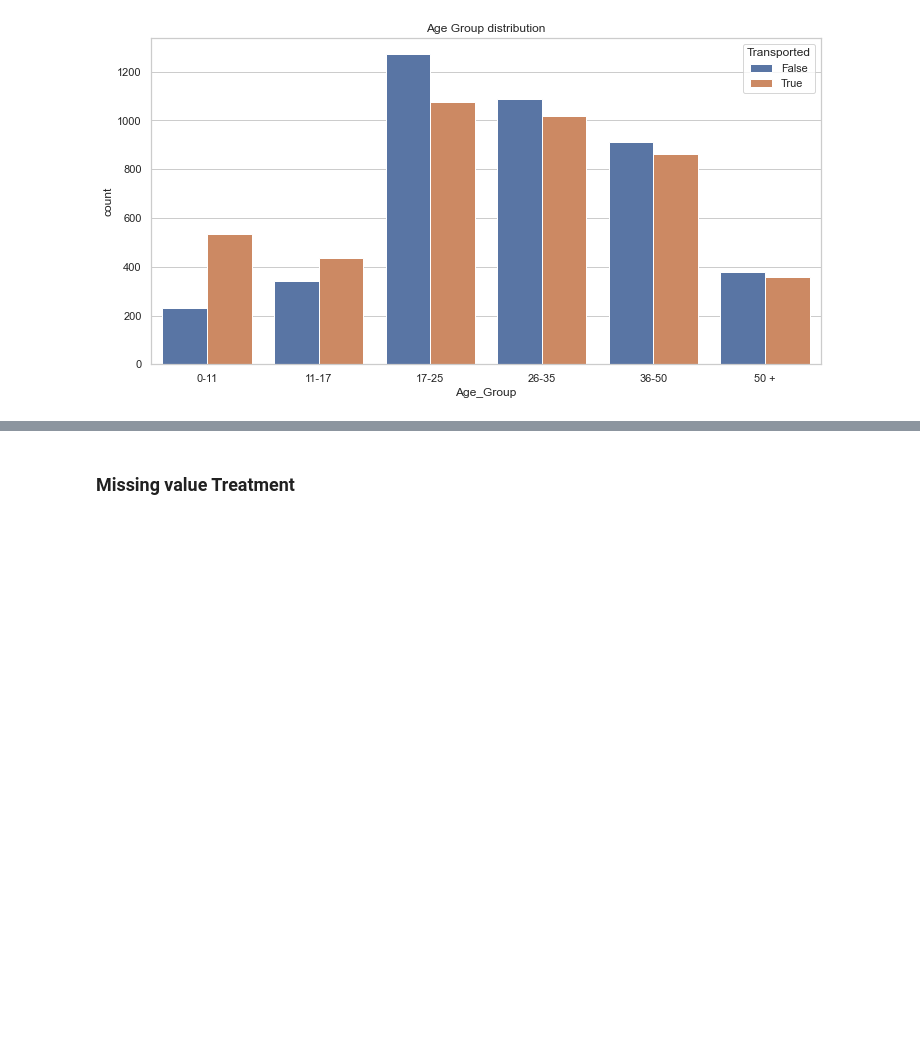
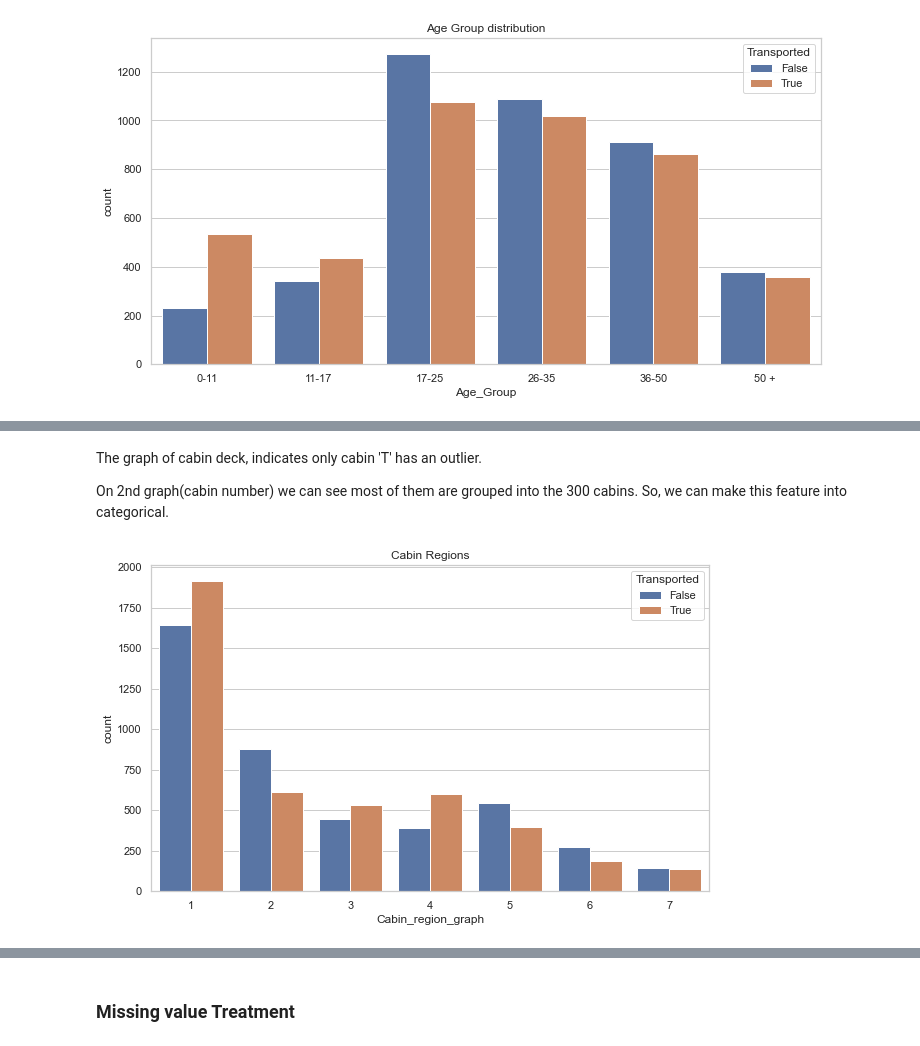
Before and after one commit to BharadwajPeringara/Spaceship_Titanic, a Jupyter notebook: spaceship.ipynb, the cells around one changed output, grey strips where cells are left out. Cells and saved outputs as stored; diff of their text form; code cells hidden in the pictures; blank space fills up the shorter version.

```diff
--- a/spaceship.ipynb
+++ b/spaceship.ipynb
@@ -235,0 +268,24 @@ Text(0.5, 1.0, 'Age Group distribution')
+# %% [markdown]
+The graph of cabin deck, indicates only cabin 'T' has an outlier.
+
+On 2nd graph(cabin number) we can see most of them are grouped into the 300 cabins. So, we can make this feature into categorical.
+# %%
+#
+train_df['Cabin_region1'] = (train_df['Cabin_number'] < 300).astype(int)   # one-hot encoding
+train_df['Cabin_region2'] = ((train_df['Cabin_number'] >= 300) & (train_df['Cabin_number'] < 600)).astype(int)
+train_df['Cabin_region3'] = ((train_df['Cabin_number'] >= 600) & (train_df['Cabin_number'] < 900)).astype(int)
+train_df['Cabin_region4'] = ((train_df['Cabin_number'] >= 900) & (train_df['Cabin_number'] < 1200)).astype(int)
+train_df['Cabin_region5'] = ((train_df['Cabin_number'] >= 1200) & (train_df['Cabin_number'] < 1500)).astype(int)
+train_df['Cabin_region6'] = ((train_df['Cabin_number'] >= 1500) & (train_df['Cabin_number'] < 1800)).astype(int)
+train_df['Cabin_region7'] = (train_df['Cabin_number'] >= 1800).astype(int)
+
+plt.figure(figsize=(10,6))
+train_df['Cabin_region_graph'] = (train_df['Cabin_region1'] + 2 * train_df['Cabin_region2'] + 3 *
+train_df['Cabin_region3'] + 4 * train_df['Cabin_region4'] + 5 * train_df['Cabin_region5'] + 6 *
+train_df['Cabin_region6'] + 7 * train_df['Cabin_region7']).astype(int)
+
+sns.countplot(data = train_df, x = 'Cabin_region_graph', hue = 'Transported')
+plt.title('Cabin Regions')
+train_df.drop('Cabin_region_graph', axis = 1, inplace = True)
+# %% [output]
+[figure, added]
```
Also changed, not shown: parts of 7 cells of this notebook.
